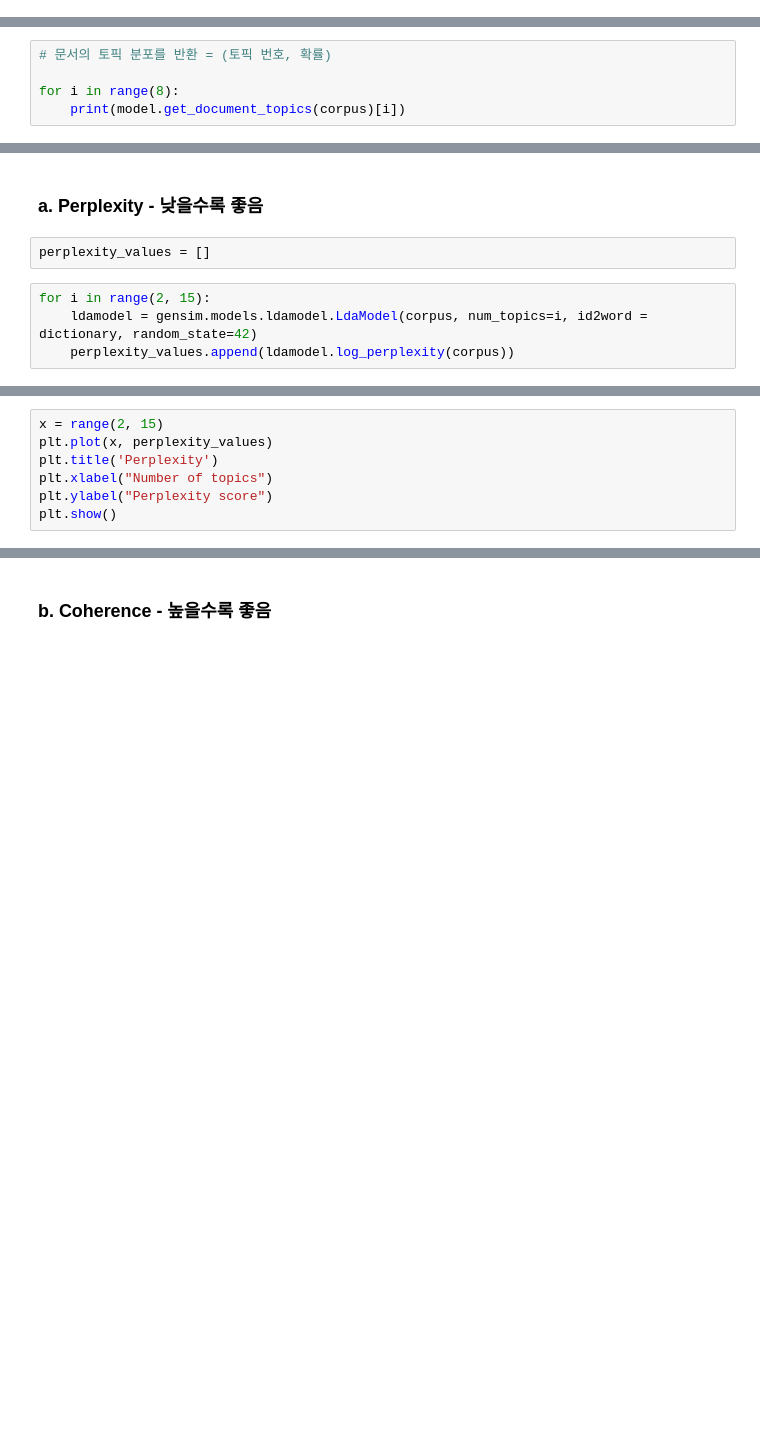
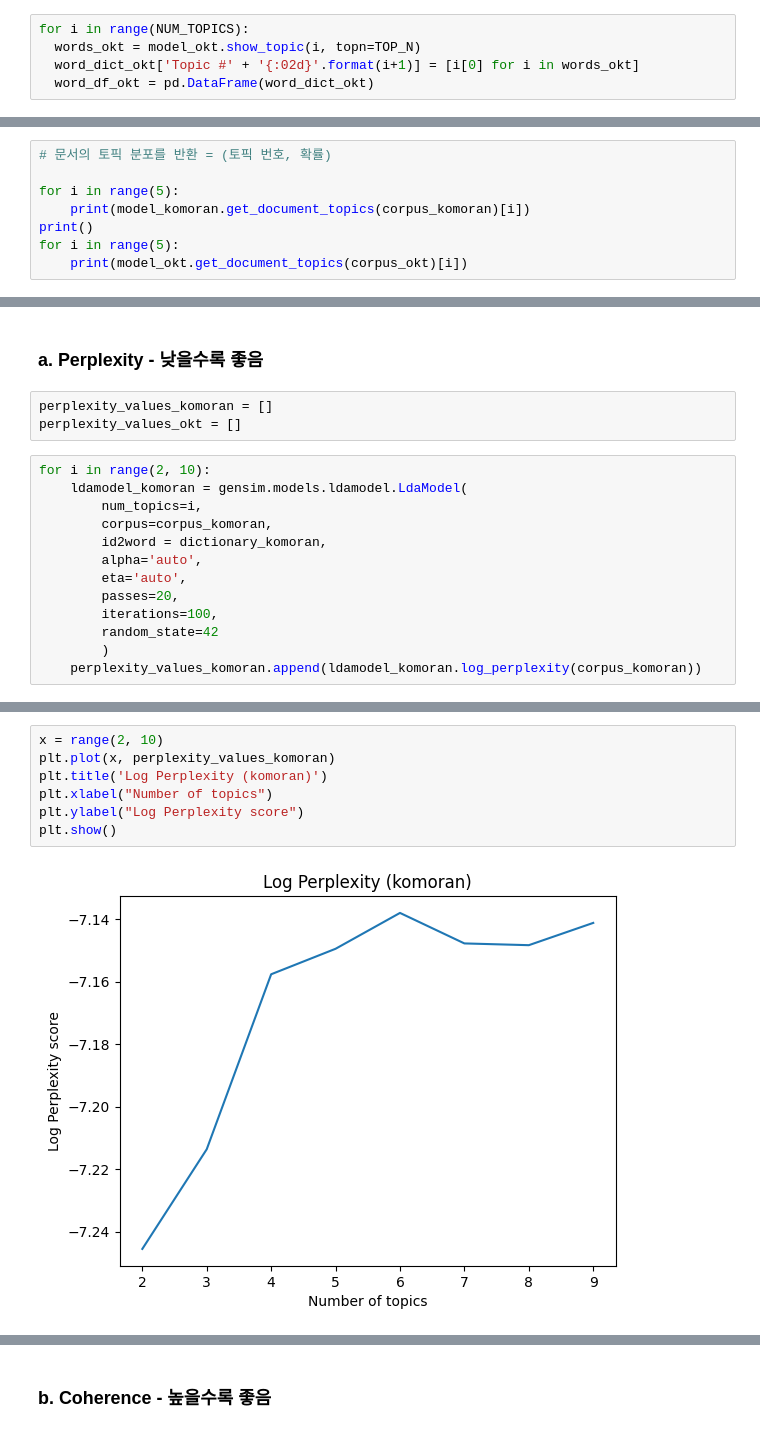
Before and after one commit to viola2002/2025_DeepLearning_for_text_data, a Jupyter notebook: personal_project/code/lda_topic_modeling.ipynb, the cells around one changed output, grey strips where cells are left out. Saved outputs shown, nothing was run; the diff lists cells and outputs as text; blank space fills up the shorter version.

```diff
--- a/personal_project/code/lda_topic_modeling.ipynb
+++ b/personal_project/code/lda_topic_modeling.ipynb
@@ -78 +254,6 @@ for i in range(NUM_TOPICS):
+# %%
+for i in range(NUM_TOPICS):
+  words_okt = model_okt.show_topic(i, topn=TOP_N)
+  word_dict_okt['Topic #' + '{:02d}'.format(i+1)] = [i[0] for i in words_okt]
+  word_df_okt = pd.DataFrame(word_dict_okt)
 # %%
@@ -82,5 +337,8 @@ model.print_topics(num_words=5)
 # %%
 # 문서의 토픽 분포를 반환 = (토픽 번호, 확률)
 
-for i in range(8):
-    print(model.get_document_topics(corpus)[i])
+for i in range(5):
+    print(model_komoran.get_document_topics(corpus_komoran)[i])
+print()
+for i in range(5):
+    print(model_okt.get_document_topics(corpus_okt)[i])
@@ -105,8 +440,18 @@ print('\nCoherence Score: ', coherence_lda_1)
 # %% [markdown]
 ### a. Perplexity - 낮을수록 좋음
 # %%
-perplexity_values = []
+perplexity_values_komoran = []
+perplexity_values_okt = []
 # %%
-for i in range(2, 15):
-    ldamodel = gensim.models.ldamodel.LdaModel(corpus, num_topics=i, id2word = dictionary, random_state=42)
-    perplexity_values.append(ldamodel.log_perplexity(corpus))
+for i in range(2, 10):
+    ldamodel_komoran = gensim.models.ldamodel.LdaModel(
+        num_topics=i,
+        corpus=corpus_komoran,
+        id2word = dictionary_komoran,
+        alpha='auto',
+        eta='auto',
+        passes=20,
+        iterations=100,
+        random_state=42
+        )
+    perplexity_values_komoran.append(ldamodel_komoran.log_perplexity(corpus_komoran))
@@ -113,7 +472,9 @@ for i in range(2, 15):
 # %%
-x = range(2, 15)
-plt.plot(x, perplexity_values)
-plt.title('Perplexity')
+x = range(2, 10)
+plt.plot(x, perplexity_values_komoran)
+plt.title('Log Perplexity (komoran)')
 plt.xlabel("Number of topics")
-plt.ylabel("Perplexity score")
+plt.ylabel("Log Perplexity score")
 plt.show()
+# %% [output]
+[figure, added]
```
Also changed, not shown: parts of 80 cells of this notebook, 1 other file.
